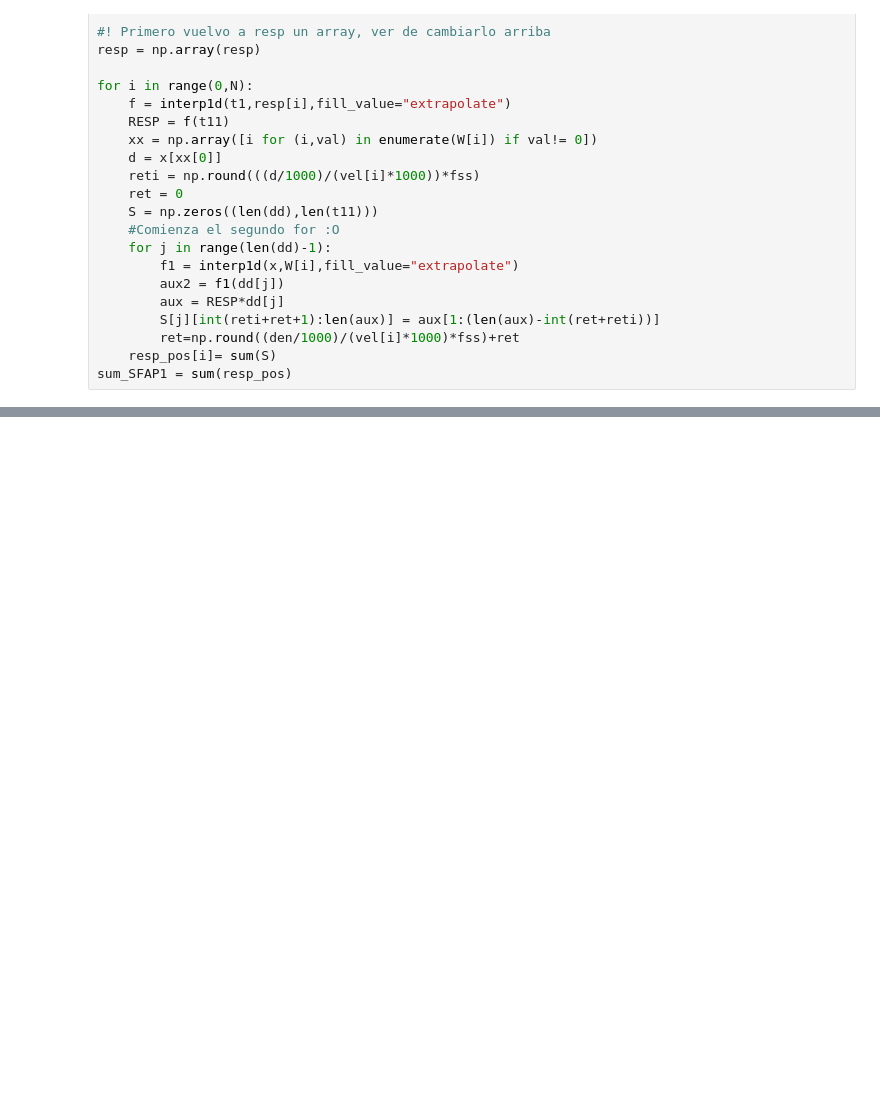
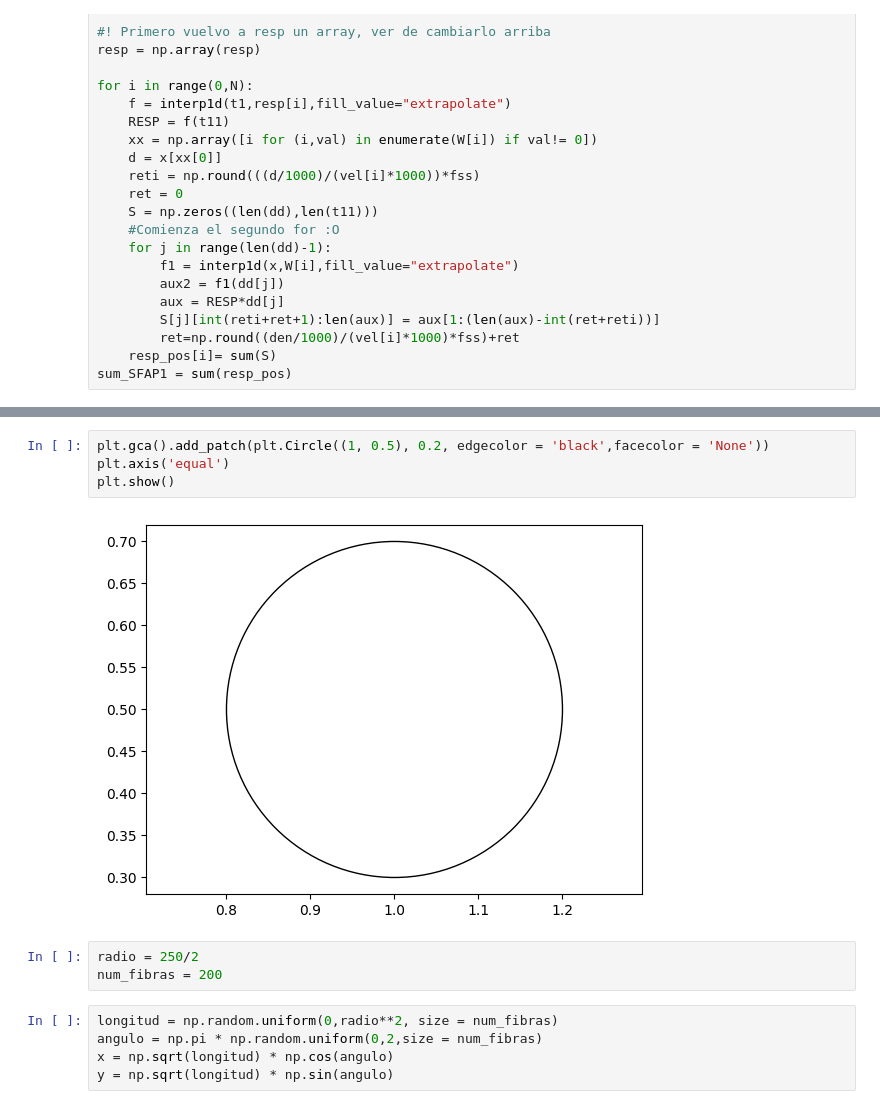
Before and after one commit to rmserra/proyecto-de-graduacion, a Jupyter notebook: modelo_sinpoo.ipynb, the cells around one changed output, grey strips where cells are left out. Saved outputs shown, nothing was run; the diff lists cells and outputs as text; blank space fills up the shorter version.

```diff
--- a/modelo_sinpoo.ipynb
+++ b/modelo_sinpoo.ipynb
@@ -299,0 +375,14 @@ class Fibra():
+# %%
+plt.gca().add_patch(plt.Circle((1, 0.5), 0.2, edgecolor = 'black',facecolor = 'None'))
+plt.axis('equal')
+plt.show()
+# %% [output]
+[figure, added]
+# %%
+radio = 250/2
+num_fibras = 200
+# %%
+longitud = np.random.uniform(0,radio**2, size = num_fibras)
+angulo = np.pi * np.random.uniform(0,2,size = num_fibras)
+x = np.sqrt(longitud) * np.cos(angulo)
+y = np.sqrt(longitud) * np.sin(angulo)
```
Also changed, not shown: parts of 37 cells of this notebook, 3 other files.
